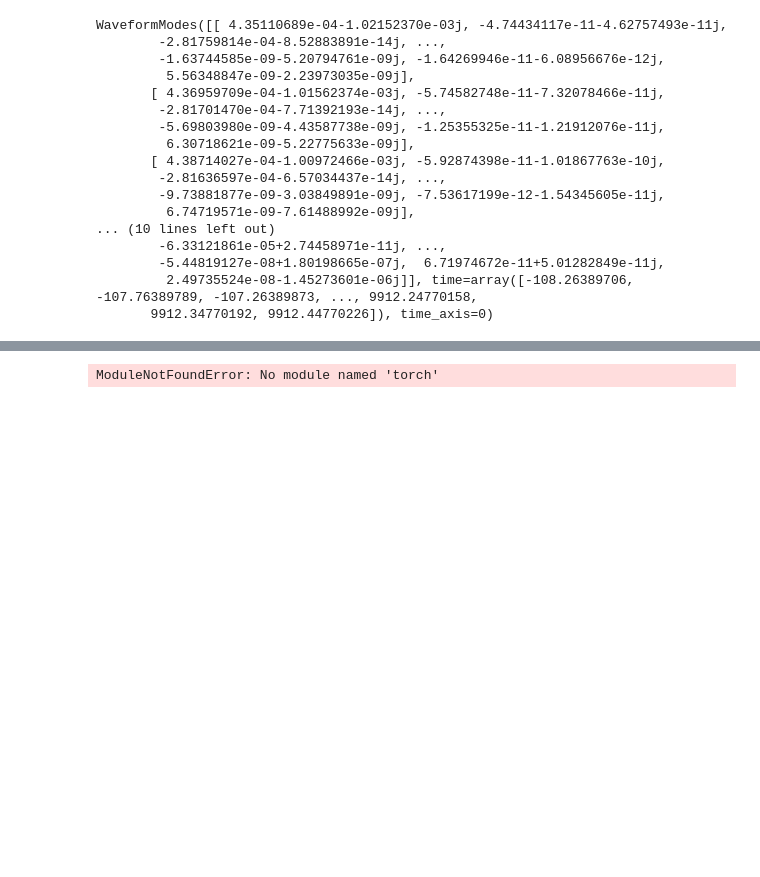
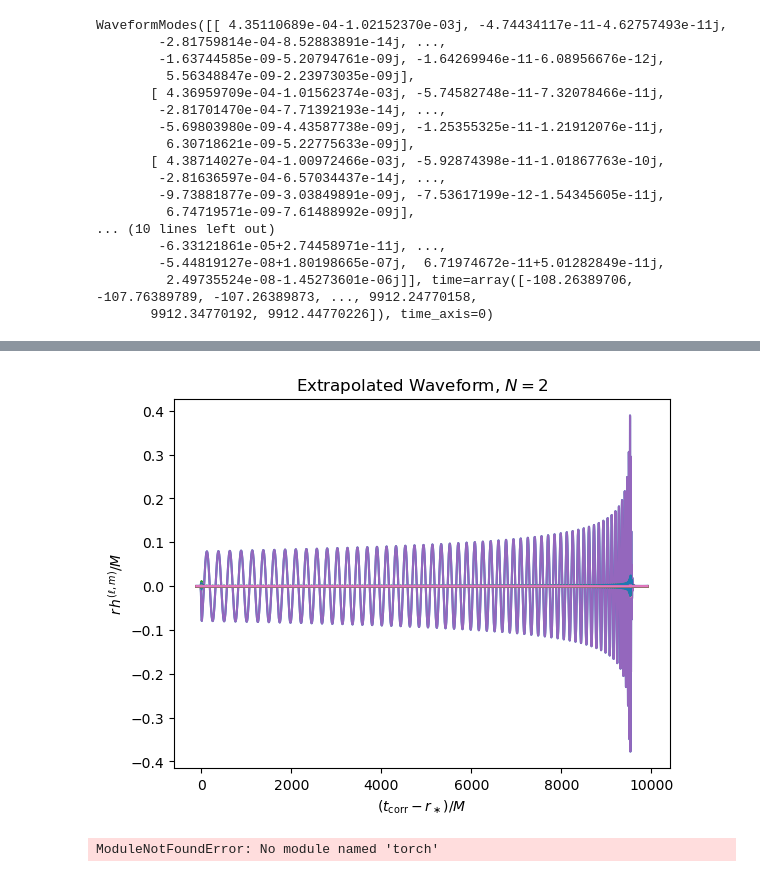
Before and after one commit to Aditya7s/SourceFactors, a Jupyter notebook: ExcitationFactors.ipynb, the cells around one changed output, grey strips where cells are left out. Drawn from its saved outputs; the diff is of its cells as text; code cells hidden in the pictures; blank space fills up the shorter version.

```diff
--- a/ExcitationFactors.ipynb
+++ b/ExcitationFactors.ipynb
@@ -122,3 +124,13 @@ qnmFreq_df
 | 7 | 0018 | 0.674799 | 0.954800 | 0.521817-0.081688j | 0.509632-0.247089j | 0.487200-0.417484j | 0.457661-0.592395j | 0.426661-0.765823j | 0.408875-0.935656j | 0.407236-1.117486j | ... |
 # %%
 only_wav = [row[1] for row in waveforms]
+# %%
+w1 = waveforms[0]
+extrapolation_order = 2
+plt.plot(w1.t, w1.data.real)
+plt.title(f"Extrapolated Waveform, $N={extrapolation_order}$")
+plt.xlabel(r"$(t_{\mathrm{corr}} - r_\ast)/M$")
+plt.ylabel(r"$r\, h^{(\ell,m)}/M$")
+plt.show()
+# %% [output]
+[figure, added]
```
Also changed, not shown: parts of 3 cells of this notebook, 1 other file.
